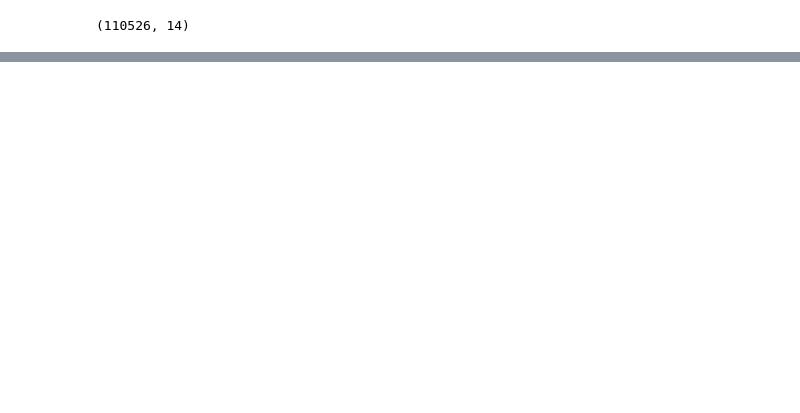
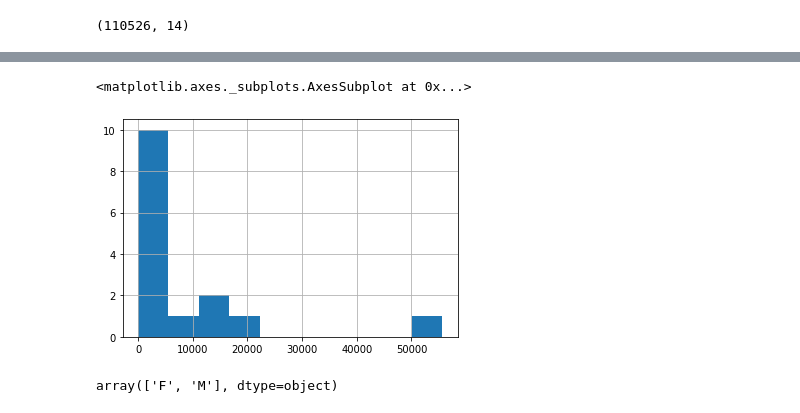
Before and after one commit to tubekx/no-show-appointments, a Jupyter notebook: Project 2 - NoShow_Appointments.ipynb, the cells around one changed output, grey strips where cells are left out. Cells and saved outputs as stored; diff of their text form; code cells hidden in the pictures; blank space fills up the shorter version.

```diff
--- a/Project 2 - NoShow_Appointments.ipynb
+++ b/Project 2 - NoShow_Appointments.ipynb
@@ -205,0 +239,2 @@ df.shape
+# %%
+df['Month'] = pd.DatetimeIndex(df['ScheduledDay']).month
@@ -205,0 +259,3 @@ df.shape
+# %%
+theDF = df.groupby(['Month', 'NoShow']).count()['Age']
+theDF
@@ -205,0 +280,9 @@ df.shape
+# %%
+theDF.hist()
+# %% [output]
+<matplotlib.axes._subplots.AxesSubplot at 0x...>
+[figure, added]
+# %%
+df['Gender'].unique()
+# %% [output]
+array(['F', 'M'], dtype=object)
```
Also changed, not shown: parts of 17 cells of this notebook.
